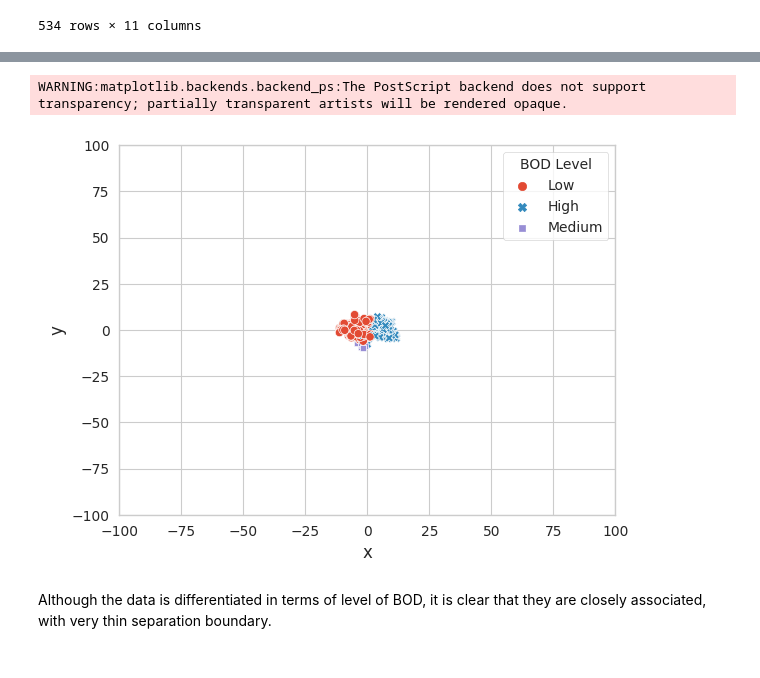
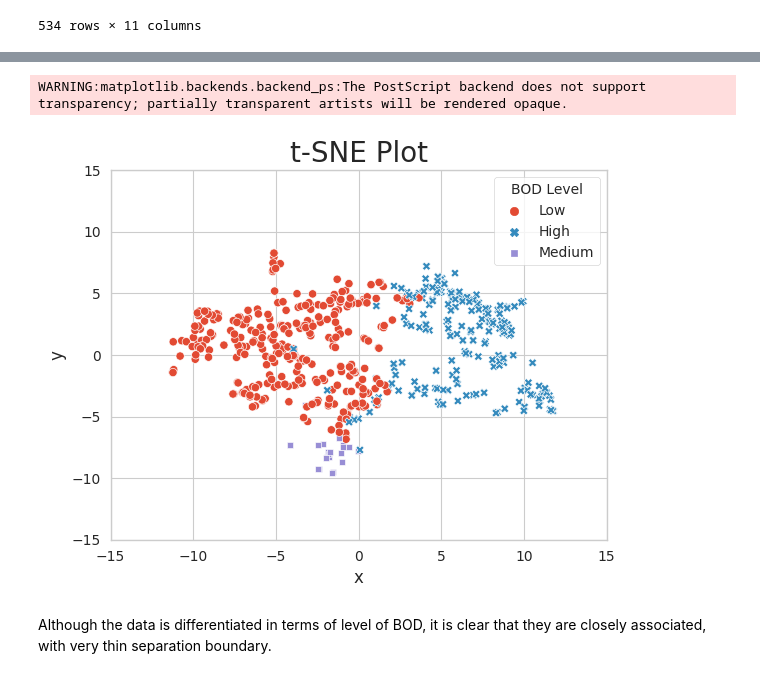
Before and after one commit to M-Isaiah/Machine_L_R, a Jupyter notebook: BOD_DATA_VISUALIZATION.ipynb, the cells around one changed output, grey strips where cells are left out. Drawn from its saved outputs; the diff is of its cells as text; code cells hidden in the pictures.

```diff
--- a/BOD_DATA_VISUALIZATION.ipynb
+++ b/BOD_DATA_VISUALIZATION.ipynb
@@ -431,16 +435,16 @@ data_values_n.describe()
 # %%
 # Ploting TSNE PLOT with the Categorized Data Set
 sns.scatterplot(x='x',y='y', hue='BOD Level',style='BOD Level',data=data_values_n);
 sns.set_style("white");
-plt.ylim(-100,100)
-plt.xlim(-100,100)
+plt.ylim(-15,15)
+plt.xlim(-15,15)
 #plt.xlabel("X-Axis",fontsize=20);
 #plt.ylabel("Y-Axis",fontsize=20);
-#plt.title("t-SNE Plot", fontsize=20);
+plt.title("t-SNE Plot", fontsize=20);
 plt.savefig('t-SNE-2-2.eps', format='eps')
 # %% [output]
 WARNING:matplotlib.backends.backend_ps:The PostScript backend does not support transparency; partially transparent artists will be rendered opaque.
-[figure, old version]
+[figure, new version]
 # %% [markdown]
 Although the data is differentiated in terms of level of BOD, it is clear that they are closely associated, with very thin separation boundary.
 # %% [markdown]
```
Also changed, not shown: parts of 15 cells of this notebook.
